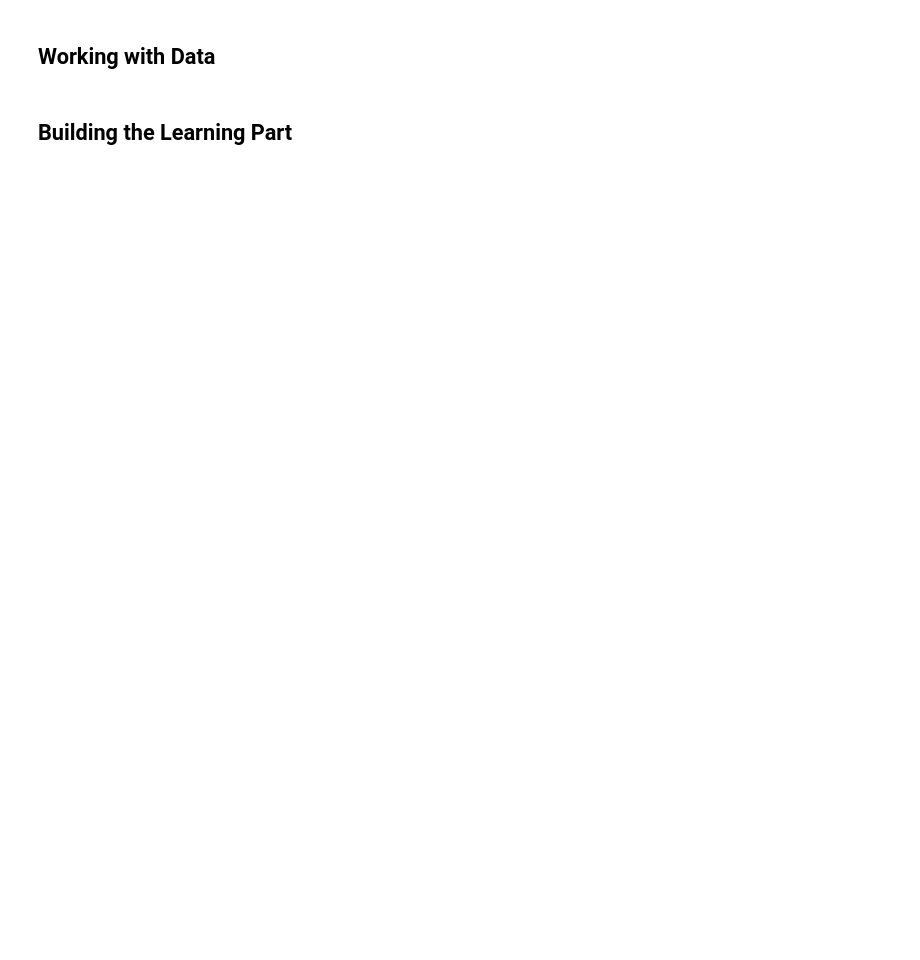
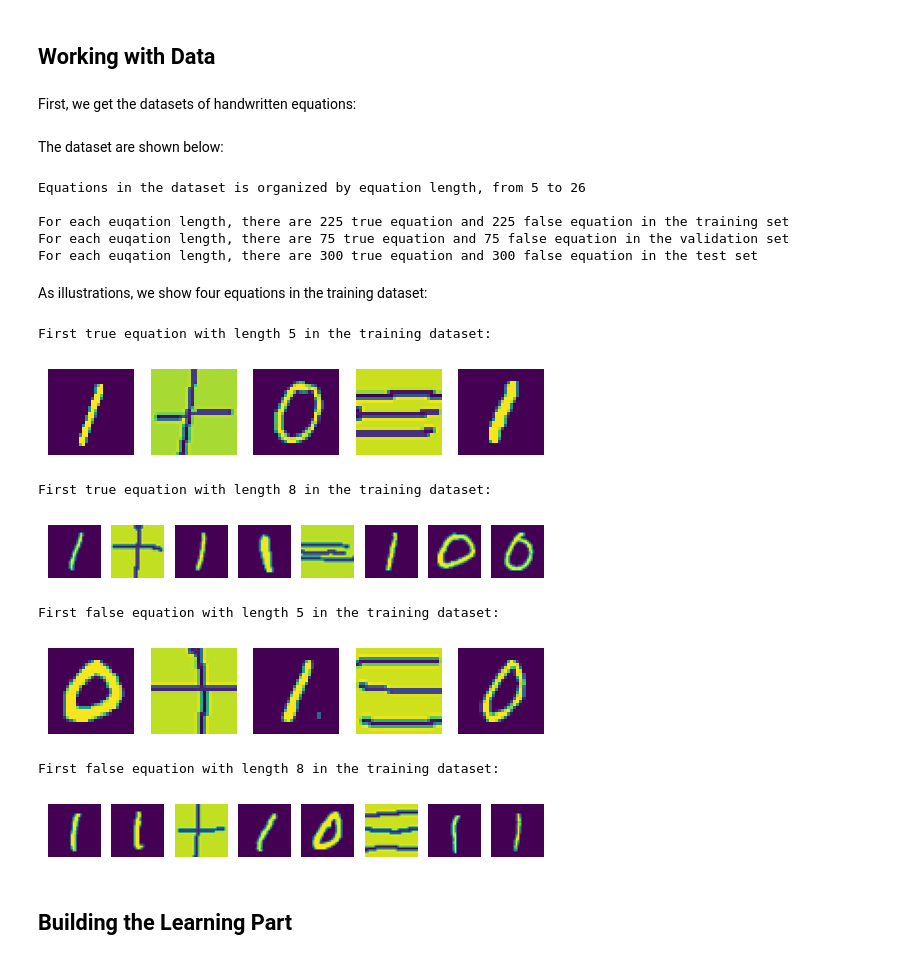
Before and after one commit to AbductiveLearning/ABLkit, a Jupyter notebook: examples/hed/hed.ipynb, the cells around one changed output. Drawn from its saved outputs; the diff is of its cells as text; code cells hidden in the pictures; blank space fills up the shorter version.

```diff
--- a/examples/hed/hed.ipynb
+++ b/examples/hed/hed.ipynb
@@ -19,8 +20,87 @@ from examples.hed.bridge import HEDBridge
 # %% [markdown]
 ## Working with Data
+# %% [markdown]
+First, we get the datasets of handwritten equations:
 # %%
 total_train_data = get_dataset(train=True)
 train_data, val_data = split_equation(total_train_data, 3, 1)
 test_data = get_dataset(train=False)
+# %% [markdown]
+The dataset are shown below:
+# %%
+true_train_equation = train_data[1]
+false_train_equation = train_data[0]
+print(f"Equations in the dataset is organized by equation length, " +
+      f"from {min(train_data[0].keys())} to {max(train_data[0].keys())}")
+print()
+
+true_train_equation_with_length_5 = true_train_equation[5]
+false_train_equation_with_length_5 = false_train_equation[5]
+print(f"For each euqation length, there are {len(true_train_equation_with_length_5)} " +
+      f"true equation and {len(false_train_equation_with_length_5)} false equation " +
+      f"in the training set")
+
+true_val_equation = val_data[1]
+false_val_equation = val_data[0]
+true_val_equation_with_length_5 = true_val_equation[5]
+false_val_equation_with_length_5 = false_val_equation[5]
+print(f"For each euqation length, there are {len(true_val_equation_with_length_5)} " +
+      f"true equation and {len(false_val_equation_with_length_5)} false equation " +
+      f"in the validation set")
+
+true_test_equation = test_data[1]
+false_test_equation = test_data[0]
+true_test_equation_with_length_5 = true_test_equation[5]
+false_test_equation_with_length_5 = false_test_equation[5]
+print(f"For each euqation length, there are {len(true_test_equation_with_length_5)} " +
+      f"true equation and {len(false_test_equation_with_length_5)} false equation " +
+      f"in the test set")
+# %% [output]
+Equations in the dataset is organized by equation length, from 5 to 26
+
+For each euqation length, there are 225 true equation and 225 false equation in the training set
+For each euqation length, there are 75 true equation and 75 false equation in the validation set
+For each euqation length, there are 300 true equation and 300 false equation in the test set
+# %% [markdown]
+As illustrations, we show four equations in the training dataset:
+# %%
+true_train_equation_with_length_5 = true_train_equation[5]
+true_train_equation_with_length_8 = true_train_equation[8]
+print(f"First true equation with length 5 in the training dataset:")
+for i, x in enumerate(true_train_equation_with_length_5[0]):
+    plt.subplot(1, 5, i+1)
+    plt.axis('off')
+    plt.imshow(x.transpose(1, 2, 0))
+plt.show()
+print(f"First true equation with length 8 in the training dataset:")
+for i, x in enumerate(true_train_equation_with_length_8[0]):
+    plt.subplot(1, 8, i+1)
+    plt.axis('off')
+    plt.imshow(x.transpose(1, 2, 0))
+plt.show()
+
+false_train_equation_with_length_5 = false_train_equation[5]
+false_train_equation_with_length_8 = false_train_equation[8]
+print(f"First false equation with length 5 in the training dataset:")
+for i, x in enumerate(false_train_equation_with_length_5[0]):
+    plt.subplot(1, 5, i+1)
+    plt.axis('off')
+    plt.imshow(x.transpose(1, 2, 0))
+plt.show()
+print(f"First false equation with length 8 in the training dataset:")
+for i, x in enumerate(false_train_equation_with_length_8[0]):
+    plt.subplot(1, 8, i+1)
+    plt.axis('off')
+    plt.imshow(x.transpose(1, 2, 0))
+plt.show()
+# %% [output]
+First true equation with length 5 in the training dataset:
+[figure, added]
+First true equation with length 8 in the training dataset:
+[figure, added]
+First false equation with length 5 in the training dataset:
+[figure, added]
+First false equation with length 8 in the training dataset:
+[figure, added]
 # %% [markdown]
 ## Building the Learning Part
```
Also changed, not shown: parts of 18 cells of this notebook, 30 other files.
